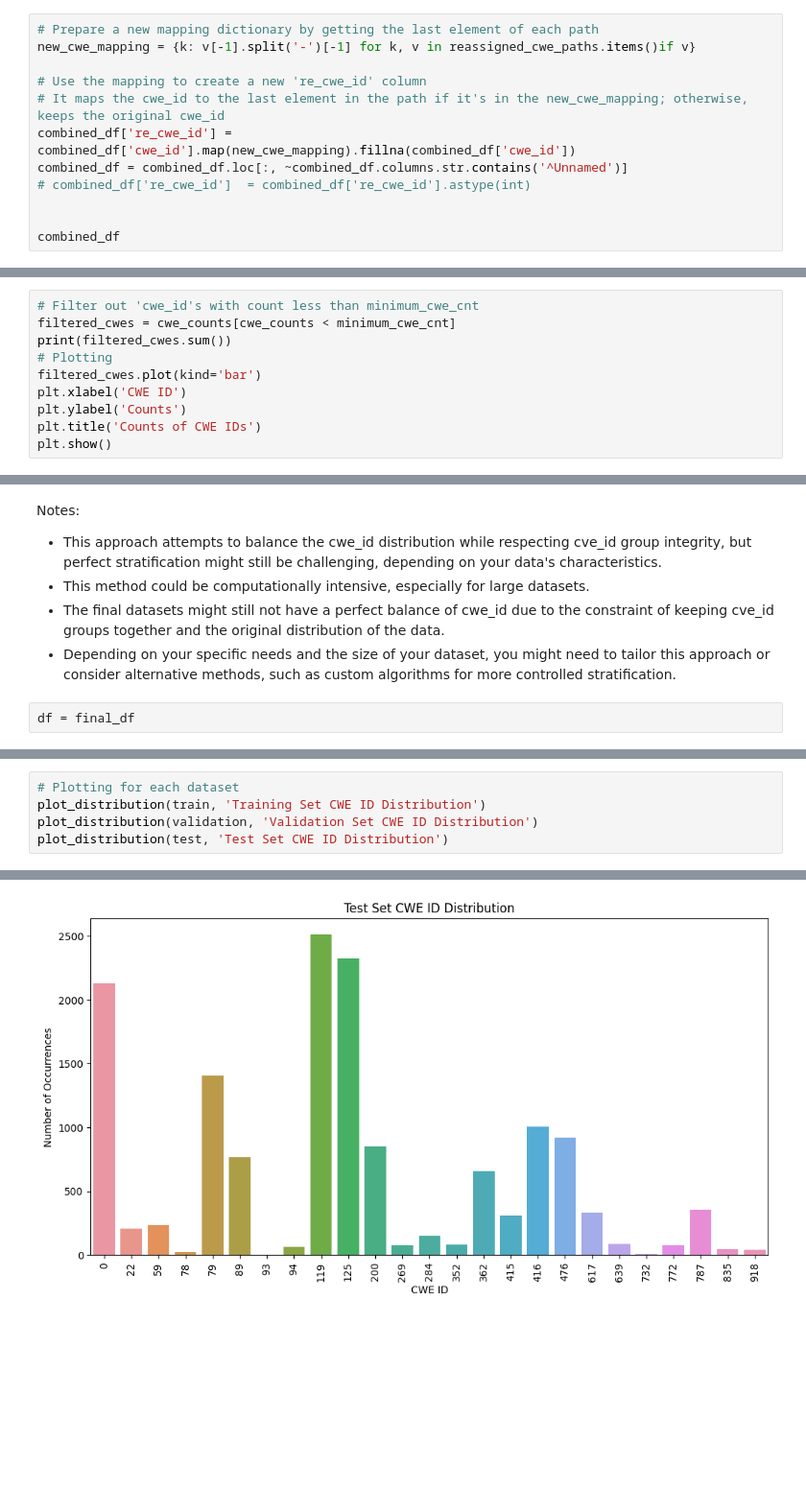
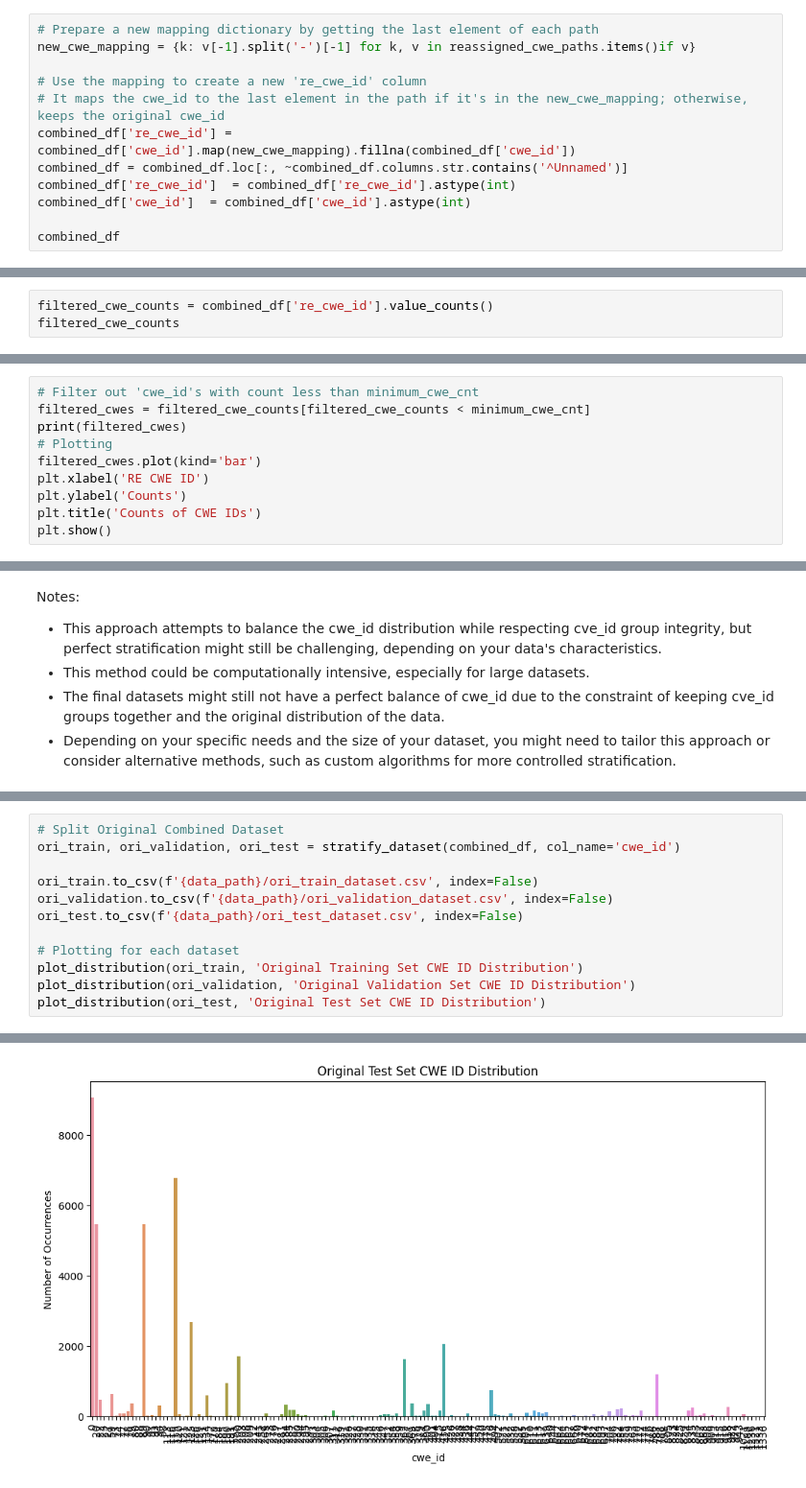
Before and after one commit to seunghee6022/TransVulDet, a Jupyter notebook: Reassigning_minor_cwes_and_split_datasets.ipynb, the cells around one changed output, grey strips where cells are left out. Shown at 96% size. Drawn from its saved outputs; the diff is of its cells as text; blank space fills up the shorter version.

```diff
--- a/Reassigning_minor_cwes_and_split_datasets.ipynb
+++ b/Reassigning_minor_cwes_and_split_datasets.ipynb
@@ -489,8 +487,8 @@ new_cwe_mapping = {k: v[-1].split('-')[-1] for k, v in reassigned_cwe_paths.item
 # It maps the cwe_id to the last element in the path if it's in the new_cwe_mapping; otherwise, keeps the original cwe_id
 combined_df['re_cwe_id'] = combined_df['cwe_id'].map(new_cwe_mapping).fillna(combined_df['cwe_id'])
 combined_df = combined_df.loc[:, ~combined_df.columns.str.contains('^Unnamed')]
-# combined_df['re_cwe_id']  = combined_df['re_cwe_id'].astype(int)
-
+combined_df['re_cwe_id']  = combined_df['re_cwe_id'].astype(int)
+combined_df['cwe_id']  = combined_df['cwe_id'].astype(int)
 
 combined_df
 # %% [output]
@@ -539,0 +538,3 @@ plt.show()
+# %%
+filtered_cwe_counts = combined_df['re_cwe_id'].value_counts()
+filtered_cwe_counts
@@ -540,10 +574,10 @@ plt.show()
 # %%
 # Filter out 'cwe_id's with count less than minimum_cwe_cnt
-filtered_cwes = cwe_counts[cwe_counts < minimum_cwe_cnt]
-print(filtered_cwes.sum())
+filtered_cwes = filtered_cwe_counts[filtered_cwe_counts < minimum_cwe_cnt]
+print(filtered_cwes)
 # Plotting
 filtered_cwes.plot(kind='bar')
-plt.xlabel('CWE ID')
+plt.xlabel('RE CWE ID')
 plt.ylabel('Counts')
 plt.title('Counts of CWE IDs')
 plt.show()
@@ -683,7 +734,5 @@ Notes:
 * This method could be computationally intensive, especially for large datasets.
 * The final datasets might still not have a perfect balance of cwe_id due to the constraint of keeping cve_id groups together and the original distribution of the data.
 * Depending on your specific needs and the size of your dataset, you might need to tailor this approach or consider alternative methods, such as custom algorithms for more controlled stratification.
-# %%
-df = final_df
 # %%
 from collections import defaultdict
@@ -733,6 +806,13 @@ train.shape[0], validation.shape[0], test.shape[0]
 # %%
+# Split Original Combined Dataset
+ori_train, ori_validation, ori_test = stratify_dataset(combined_df, col_name='cwe_id')
+
+ori_train.to_csv(f'{data_path}/ori_train_dataset.csv', index=False)
+ori_validation.to_csv(f'{data_path}/ori_validation_dataset.csv', index=False)
+ori_test.to_csv(f'{data_path}/ori_test_dataset.csv', index=False)
+
 # Plotting for each dataset
-plot_distribution(train, 'Training Set CWE ID Distribution')
-plot_distribution(validation, 'Validation Set CWE ID Distribution')
-plot_distribution(test, 'Test Set CWE ID Distribution')
+plot_distribution(ori_train, 'Original Training Set CWE ID Distribution')
+plot_distribution(ori_validation, 'Original Validation Set CWE ID Distribution')
+plot_distribution(ori_test, 'Original Test Set CWE ID Distribution')
 # %% [output]
@@ -741,2 +823,2 @@ plot_distribution(test, 'Test Set CWE ID Distribution')
-[figure, old version]
+[figure, new version]
 # %%
```
Also changed, not shown: parts of 48 cells of this notebook, 2 other files.
